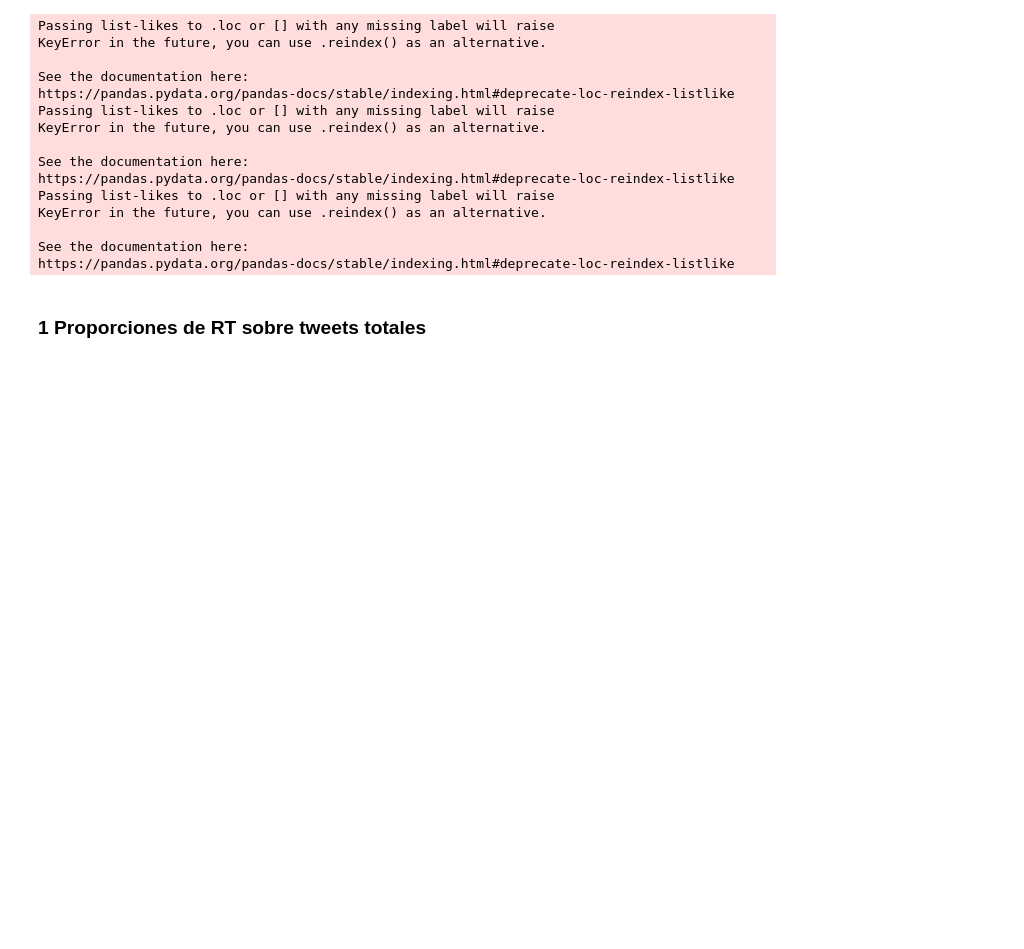
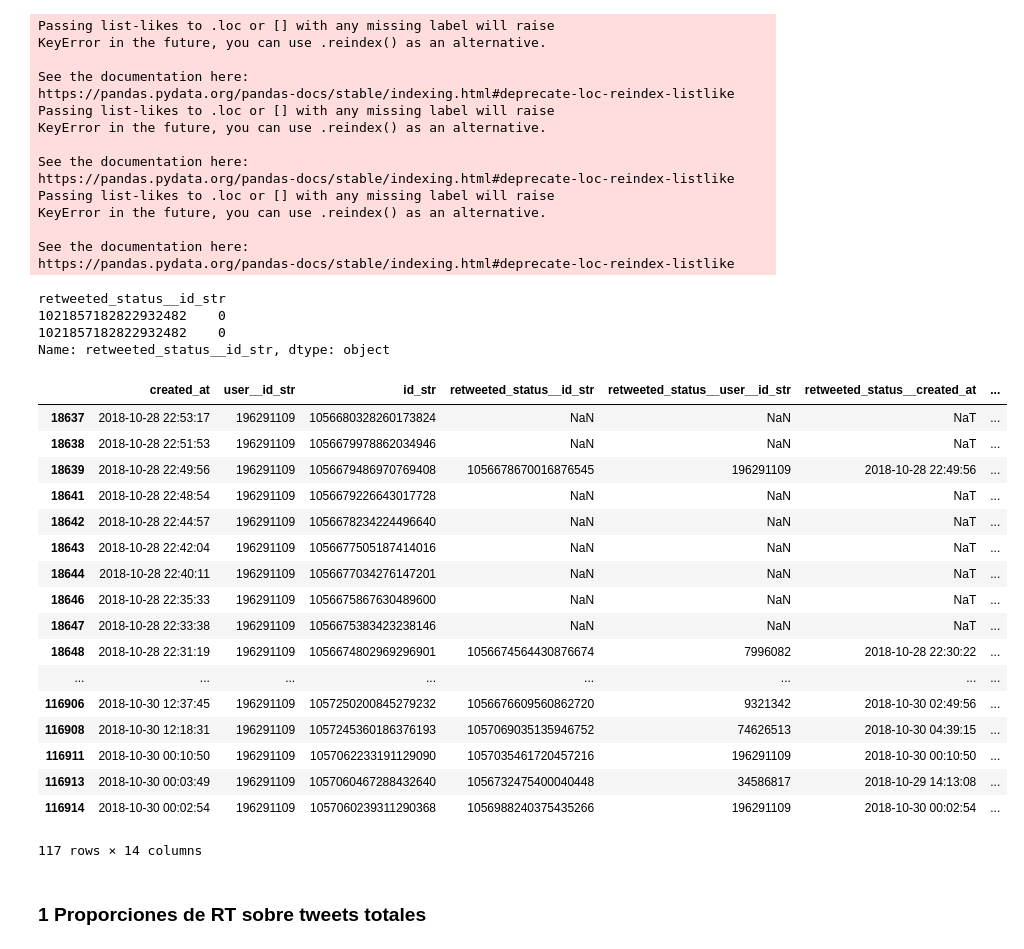
Before and after one commit to emeriles/sna-famaf, a Jupyter notebook: notebook/Exploratory_corrected_Full2.ipynb, the cells around one changed output. Drawn from its saved outputs; the diff is of its cells as text; code cells hidden in the pictures; blank space fills up the shorter version.

```diff
--- a/notebook/Exploratory_corrected_Full2.ipynb
+++ b/notebook/Exploratory_corrected_Full2.ipynb
@@ -1,5 +1,5 @@
 # %%
-csv_path ="../data/raw/csvs/full.csv"
+csv_path ="../data/raw/csvs/dayli.csv"
 # %%
 pwd
 # %% [output]
@@ -52,0 +62,2 @@ df.rename(columns=lambda x: x.replace('.', '__'), inplace=True)
+# %%
+df.drop(df[df.user__id_str == '133954472'].index, inplace=True)
@@ -245,6 +258,37 @@ KeyError in the future, you can use .reindex() as an alternative.
 
 See the documentation here:
 https://pandas.pydata.org/pandas-docs/stable/indexing.html#deprecate-loc-reindex-listlike
+# %%
+rts_counts = df.retweeted_status__id_str.groupby(df.retweeted_status__id_str).count()
+y_ = rts_counts[['1021857182822932482', '1021857182822932482']]
+y = y_ == 1
+y.replace(to_replace = [True, False], value = [1, 0], inplace=True)
+# %% [output]
+retweeted_status__id_str
+1021857182822932482    0
+1021857182822932482    0
+Name: retweeted_status__id_str, dtype: object
+# %%
+df_cut1[df_cut1.user__id_str == '196291109']
+# %% [output]
+|  | created_at | user__id_str | id_str | retweeted_status__id_str | retweeted_status__user__id_str | retweeted_status__created_at | ... |
+| 18637 | 2018-10-28 22:53:17 | 196291109 | 1056680328260173824 | NaN | NaN | NaT | ... |
+| 18638 | 2018-10-28 22:51:53 | 196291109 | 1056679978862034946 | NaN | NaN | NaT | ... |
+| 18639 | 2018-10-28 22:49:56 | 196291109 | 1056679486970769408 | 1056678670016876545 | 196291109 | 2018-10-28 22:49:56 | ... |
+| 18641 | 2018-10-28 22:48:54 | 196291109 | 1056679226643017728 | NaN | NaN | NaT | ... |
+| 18642 | 2018-10-28 22:44:57 | 196291109 | 1056678234224496640 | NaN | NaN | NaT | ... |
+| 18643 | 2018-10-28 22:42:04 | 196291109 | 1056677505187414016 | NaN | NaN | NaT | ... |
+| 18644 | 2018-10-28 22:40:11 | 196291109 | 1056677034276147201 | NaN | NaN | NaT | ... |
+| 18646 | 2018-10-28 22:35:33 | 196291109 | 1056675867630489600 | NaN | NaN | NaT | ... |
+| 18647 | 2018-10-28 22:33:38 | 196291109 | 1056675383423238146 | NaN | NaN | NaT | ... |
+| 18648 | 2018-10-28 22:31:19 | 196291109 | 1056674802969296901 | 1056674564430876674 | 7996082 | 2018-10-28 22:30:22 | ... |
+| ... | ... | ... | ... | ... | ... | ... | ... |
+| 116906 | 2018-10-30 12:37:45 | 196291109 | 1057250200845279232 | 1056676609560862720 | 9321342 | 2018-10-30 02:49:56 | ... |
+| 116908 | 2018-10-30 12:18:31 | 196291109 | 1057245360186376193 | 1057069035135946752 | 74626513 | 2018-10-30 04:39:15 | ... |
+| 116911 | 2018-10-30 00:10:50 | 196291109 | 1057062233191129090 | 1057035461720457216 | 196291109 | 2018-10-30 00:10:50 | ... |
+| 116913 | 2018-10-30 00:03:49 | 196291109 | 1057060467288432640 | 1056732475400040448 | 34586817 | 2018-10-29 14:13:08 | ... |
+| 116914 | 2018-10-30 00:02:54 | 196291109 | 1057060239311290368 | 1056988240375435266 | 196291109 | 2018-10-30 00:02:54 | ... |
+117 rows × 14 columns
 # %% [markdown]
 ### 1 Proporciones de RT sobre tweets totales
 # %%
```
Also changed, not shown: parts of 4 cells of this notebook, 2 other files.
